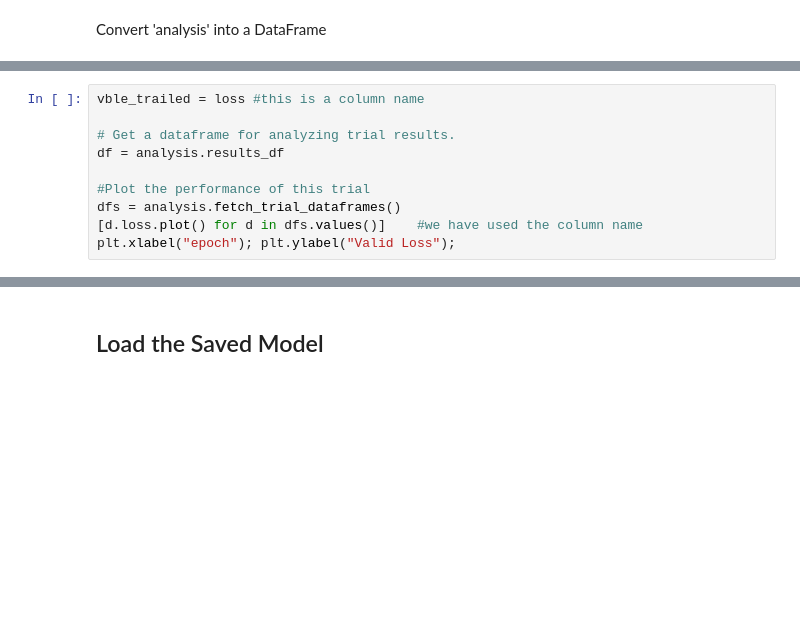
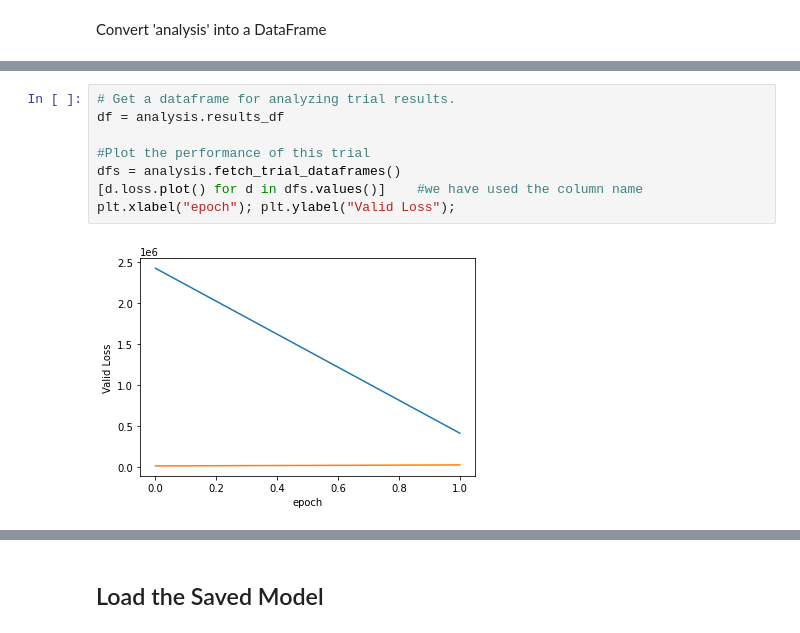
Before and after one commit to lcipolina/Ray_tutorials, a Jupyter notebook: 2_Ray_Tune_FeedFWD_Pytorch.ipynb, the cells around one changed output, grey strips where cells are left out. Drawn from its saved outputs; the diff is of its cells as text; blank space fills up the shorter version.

```diff
--- a/2_Ray_Tune_FeedFWD_Pytorch.ipynb
+++ b/2_Ray_Tune_FeedFWD_Pytorch.ipynb
@@ -374,10 +386,10 @@ df
 # %%
-vble_trailed = loss #this is a column name
-
 # Get a dataframe for analyzing trial results.
 df = analysis.results_df
 
 #Plot the performance of this trial
 dfs = analysis.fetch_trial_dataframes()
 [d.loss.plot() for d in dfs.values()]    #we have used the column name
 plt.xlabel("epoch"); plt.ylabel("Valid Loss");
+# %% [output]
+[figure, added]
```
Also changed, not shown: parts of 14 cells of this notebook.
